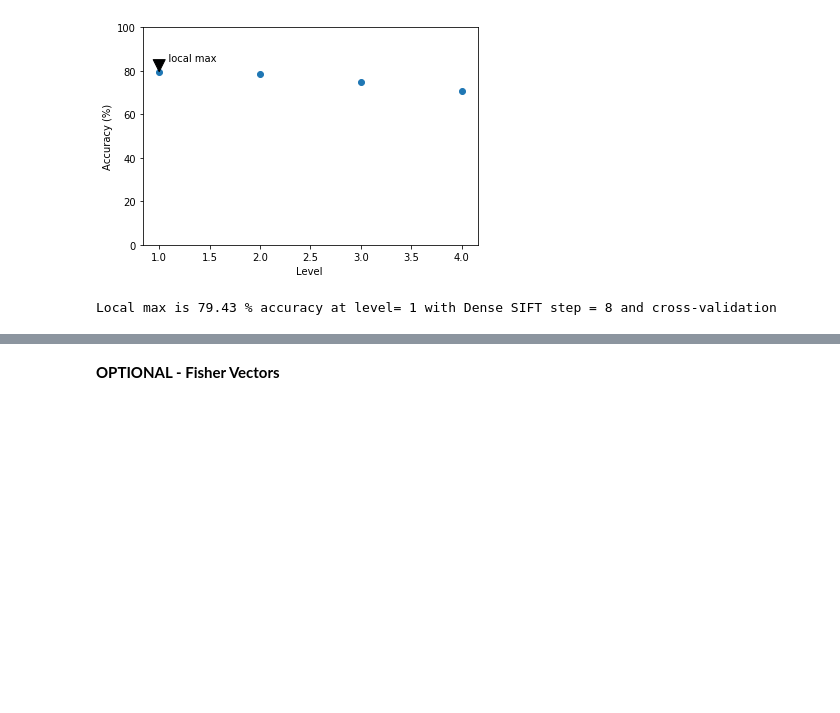
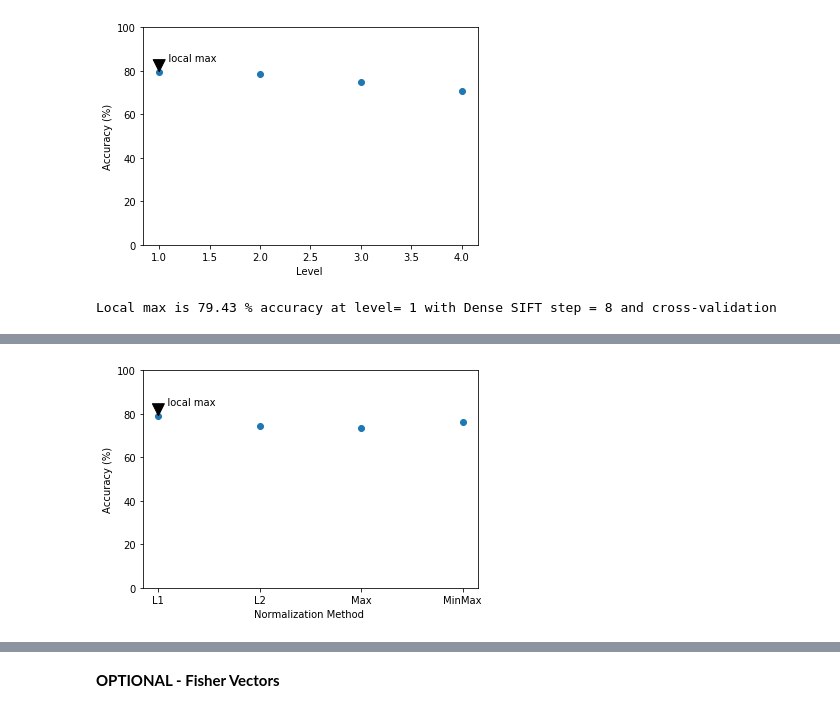
Before and after one commit to brugues/MCV-2019-M3, a Jupyter notebook: Week2/bovw/BagofVisualWords.ipynb, the cells around one changed output, grey strips where cells are left out. Drawn from its saved outputs; the diff is of its cells as text; code cells hidden in the pictures; blank space fills up the shorter version.

Commit message:
Normalization and Cross-Validation Results

```diff
--- a/Week2/bovw/BagofVisualWords.ipynb
+++ b/Week2/bovw/BagofVisualWords.ipynb
@@ -547,0 +546,96 @@ With normalisation, we also checked the difference between using or not using Cr
+# %%
+norms = ["L1","L2","Max","MinMax"]
+accuracy = [78.93,74.47,73.72,76.20]
+pca_accuracy = [74.47,75.96,73.72,72.72]
+lda_accuracy = [82.89,81.53,83.14,83.14]
+
+# NO CROSS-VALIDATION
+# Accuracy
+plt.scatter(norms, accuracy)
+plt.ylim((0, 100))
+plt.xlabel("Normalization Method ")
+plt.ylabel("Accuracy (%)")
+ymax = max(accuracy)
+xpos = accuracy.index(ymax)
+xmax = norms[xpos]
+plt.annotate('   local max', xy=(xmax, ymax), xytext=(xmax, ymax+5),
+            arrowprops=dict(facecolor='black', shrink=0.05),)
+plt.show()
+print("Local max is", ymax,"% accuracy with=",xmax)
+
+
+# Principal Component Analysis
+plt.scatter(norms, pca_accuracy)
+plt.ylim((0, 100))
+plt.xlabel("Normalization Method ")
+plt.ylabel("PCA Accuracy (%)")
+ymax = max(pca_accuracy)
+xpos = pca_accuracy.index(ymax)
+xmax = norms[xpos]
+plt.annotate('   local max', xy=(xmax, ymax), xytext=(xmax, ymax+5),
+            arrowprops=dict(facecolor='black', shrink=0.05),)
+plt.show()
+print("Local max is", ymax,"% PCA accuracy with=",xmax)
+
+
+# Linear Discriminant Analysis
+plt.scatter(norms, lda_accuracy)
+plt.ylim((0, 100))
+plt.xlabel("Normalization Method ")
+plt.ylabel("LDA Accuracy (%)")
+ymax = max(lda_accuracy)
+xpos = lda_accuracy.index(ymax)
+xmax = norms[xpos]
+plt.annotate('    local max', xy=(xmax, ymax), xytext=(xmax, ymax+5),
+            arrowprops=dict(facecolor='black', shrink=0.05),)
+plt.show()
+print("Local max is", ymax,"% LDA accuracy with=",xmax)
+
+
+# WITH CROSS-VALIDATION
+accuracy = [79.30,78.93,78.68,79.42]
+pca_accuracy = [75.21,75.96,72.86,75.71]
+lda_accuracy = [82.89,82.40,81.78,81.41]
+
+# Accuracy
+plt.scatter(norms, accuracy)
+plt.ylim((0, 100))
+plt.xlabel("Normalization Method ")
+plt.ylabel("Accuracy (%)")
+ymax = max(accuracy)
+xpos = accuracy.index(ymax)
+xmax = norms[xpos]
+plt.annotate('   local max', xy=(xmax, ymax), xytext=(xmax, ymax+5),
+            arrowprops=dict(facecolor='black', shrink=0.05),)
+plt.show()
+print("Local max is", ymax,"% accuracy with=",xmax)
+
+
+# Principal Component Analysis
+plt.scatter(norms, pca_accuracy)
+plt.ylim((0, 100))
+plt.xlabel("Normalization Method ")
+plt.ylabel("PCA Accuracy (%)")
+ymax = max(pca_accuracy)
+xpos = pca_accuracy.index(ymax)
+xmax = norms[xpos]
+plt.annotate('   local max', xy=(xmax, ymax), xytext=(xmax, ymax+5),
+            arrowprops=dict(facecolor='black', shrink=0.05),)
+plt.show()
+print("Local max is", ymax,"% PCA accuracy with=",xmax)
+
+
+# Linear Discriminant Analysis
+plt.scatter(norms, lda_accuracy)
+plt.ylim((0, 100))
+plt.xlabel("Normalization Method ")
+plt.ylabel("LDA Accuracy (%)")
+ymax = max(lda_accuracy)
+xpos = lda_accuracy.index(ymax)
+xmax = norms[xpos]
+plt.annotate('    local max', xy=(xmax, ymax), xytext=(xmax, ymax+5),
+            arrowprops=dict(facecolor='black', shrink=0.05),)
+plt.show()
+print("Local max is", ymax,"% LDA accuracy with=",xmax)
+# %% [output]
+[figure, added]
```
Also changed, not shown: parts of 6 cells of this notebook, 6 other files.
